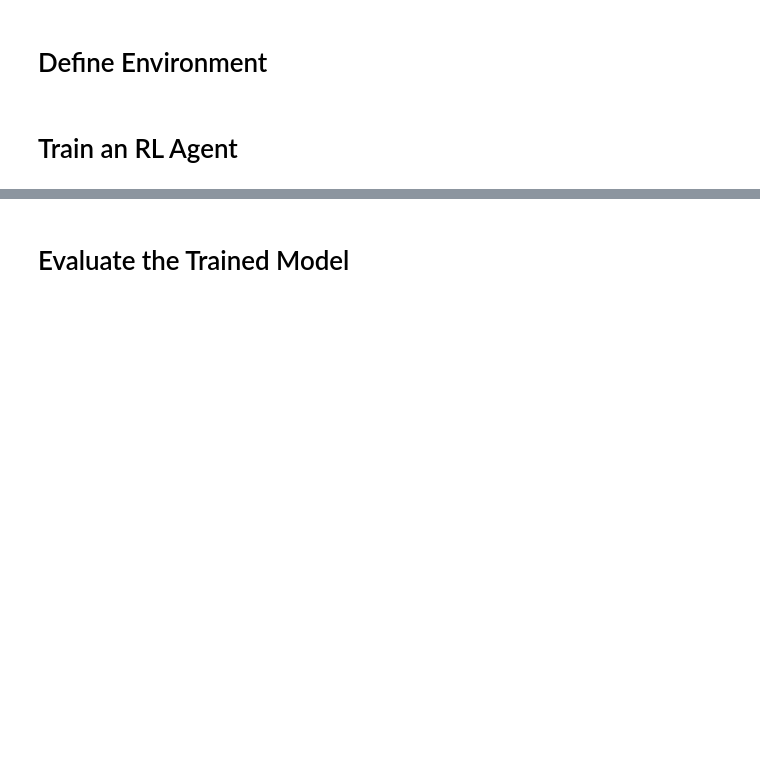
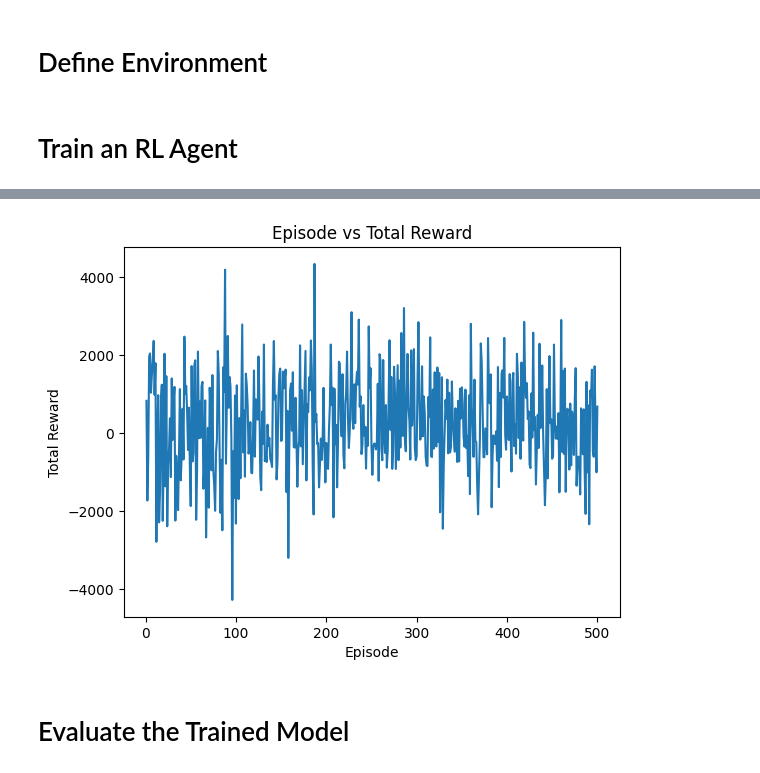
Before and after one commit to tanvirtareq/dots_and_boxes, a Jupyter notebook: rl-model/dqn.ipynb, the cells around one changed output, grey strips where cells are left out. Cells and saved outputs as stored; diff of their text form; code cells hidden in the pictures; blank space fills up the shorter version.

```diff
--- a/rl-model/dqn.ipynb
+++ b/rl-model/dqn.ipynb
@@ -122,9 +121,13 @@ import numpy as np
 import collections
 import gym
 
+TAU = 0.05
+
 # Define the Q-network
 class DQN(nn.Module):
     def __init__(self, input_dim, output_dim):
+        assert input_dim == 60
+        assert output_dim == 60
         super(DQN, self).__init__()
         self.fc1 = nn.Linear(input_dim, 128)
         self.fc2 = nn.Linear(128, 128)
@@ -134,10 +137,11 @@ class DQN(nn.Module):
     def forward(self, x):
         x = torch.relu(self.fc1(x))
         x = torch.relu(self.fc2(x))
-        return self.fc3(x)  # Q-values for each action
+        x = torch.relu(self.fc3(x))
+        return self.fc4(x)  # Q-values for each action
 
 class DQNAgent:
-    def __init__(self, env, lr=0.001, gamma=0.99, epsilon=1.0, epsilon_min=0.1, epsilon_decay=0.999, batch_size=32, memory_size=10000):
+    def __init__(self, env, lr=0.001, gamma=0.99, epsilon=1.0, epsilon_min=0.1, epsilon_decay=0.995, batch_size=32, memory_size=10000):
         self.env = env
         self.gamma = gamma
         self.epsilon = epsilon
@@ -147,8 +151,10 @@ class DQNAgent:
 
         self.memory = collections.deque(maxlen=memory_size)  # Experience Replay Buffer
 
-        self.model = DQN(input_dim=env.observation_space.shape[0], output_dim=env.action_space.n)
-        self.optimizer = optim.Adam(self.model.parameters(), lr=lr)
+        self.policy_net = DQN(input_dim=env.observation_space.shape[0], output_dim=env.action_space.n)
+        self.target_net = DQN(input_dim=env.observation_space.shape[0], output_dim=env.action_space.n)
+        self.target_net.load_state_dict(self.policy_net.state_dict())
+        self.optimizer = optim.Adam(self.policy_net.parameters(), lr=lr)
         self.loss_fn = nn.MSELoss()
 
     def get_action(self, state):
@@ -156,7 +162,7 @@ class DQNAgent:
             return self.env.action_space.sample()  # Explore
         state = torch.tensor(state, dtype=torch.float32).unsqueeze(0)  # Add batch dimension
         with torch.no_grad():
-            q_values = self.model(state)
+            q_values = self.policy_net(state)
         return torch.argmax(q_values).item()  # Exploit
 
     def store_experience(self, state, action, reward, next_state, done):
@@ -176,11 +182,11 @@ class DQNAgent:
         dones = torch.tensor(dones, dtype=torch.float32)
 
         # Compute Q-values
-        q_values = self.model(states).gather(1, actions).squeeze()
+        q_values = self.policy_net(states).gather(1, actions).squeeze()
 
         # Compute target Q-values
         with torch.no_grad():
-            next_q_values = self.model(next_states).max(1)[0]
+            next_q_values = self.target_net(next_states).max(1)[0]
             target_q_values = rewards + (1 - dones) * self.gamma * next_q_values
 
         # Compute loss
@@ -192,13 +198,13 @@ class DQNAgent:
         self.optimizer.step()
 
     def train(self, num_episodes=1000):
+        rewards = []
         for episode in range(num_episodes):
             state = self.env.reset()
             total_reward = 0
             done = False
             while not done:
-                # If it's AI's turn (Player 1)
-                if self.env.current_player == 1:
+                if self.env.current_player == 2:
                     action = self.get_action(state)  # AI chooses action
                     next_state, reward, done, _ = self.env.step(action)  # Take action
                     self.store_experience(state, action, reward, next_state, done)
@@ -206,23 +212,38 @@ class DQNAgent:
                     state = next_state
                     total_reward += reward
 
-                # If it's opponent's turn (Player 2)
-                elif self.env.current_player == 2:
+                elif self.env.current_player == 1:
                     # Here, the opponent plays randomly
                     action = self.env.action_space.sample()  # Opponent chooses random action
                     next_state, reward, done, _ = self.env.step(action)  # Take action
                     state = next_state
                     total_reward -= reward
 
+            target_net_state_dict = self.target_net.state_dict()
+            policy_net_state_dict = self.policy_net.state_dict()
+            for key in policy_net_state_dict:
+                target_net_state_dict[key] = policy_net_state_dict[key]*TAU + target_net_state_dict[key]*(1-TAU)
+            self.target_net.load_state_dict(target_net_state_dict)
+
             # Decay epsilon for exploration-exploitation trade-off
             self.epsilon = max(self.epsilon_min, self.epsilon * self.epsilon_decay)
 
             print(f"Episode {episode + 1}: Total Reward = {total_reward}")
 
+            rewards.append(total_reward)
+
+        # Plotting
+        import matplotlib.pyplot as plt
+        plt.plot(range(1, num_episodes + 1), rewards)
+        plt.xlabel('Episode')
+        plt.ylabel('Total Reward')
+        plt.title('Episode vs Total Reward')
+        plt.show()
+
     def get_sorted_actions_with_scores(self, state):
         state_tensor = torch.tensor(state, dtype=torch.float32).unsqueeze(0)  # Add batch dimension
         with torch.no_grad():
-            q_values = self.model(state_tensor).squeeze().numpy()  # Get Q-values for each action
+            q_values = self.policy_net(state_tensor).squeeze().numpy()  # Get Q-values for each action
 
         # Create a list of (action, q_value) pairs
         actions_with_scores = [(i, q_value) for i, q_value in enumerate(q_values)]
@@ -234,7 +255,7 @@ class DQNAgent:
 
 
 # Create Environment
-env = DotsAndBoxesEnv(grid_size=(5, 5))
+env = DotsAndBoxesEnv()
 
 # Train the Agent
 agent = DQNAgent(env)
@@ -260,3 +281,4 @@ Episode 500: Total Reward = -10.1
+[figure, added]
 # %% [markdown]
 # Evaluate the Trained Model
 # %%
```
Also changed, not shown: parts of 6 cells of this notebook, 7 other files.
